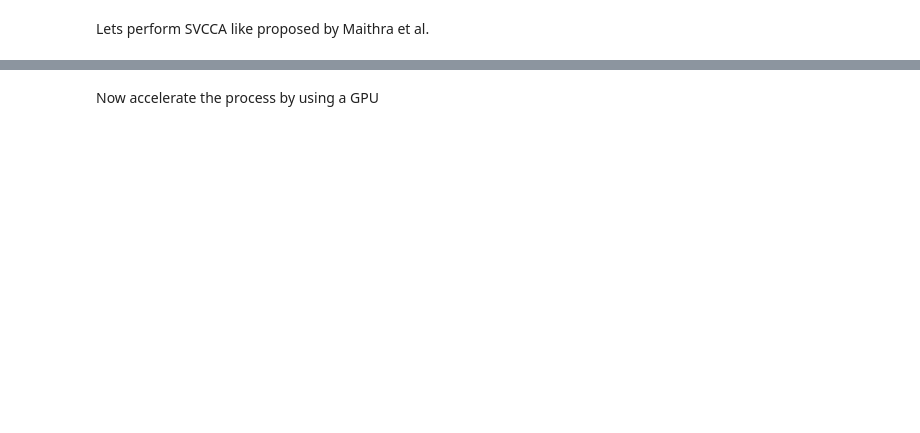
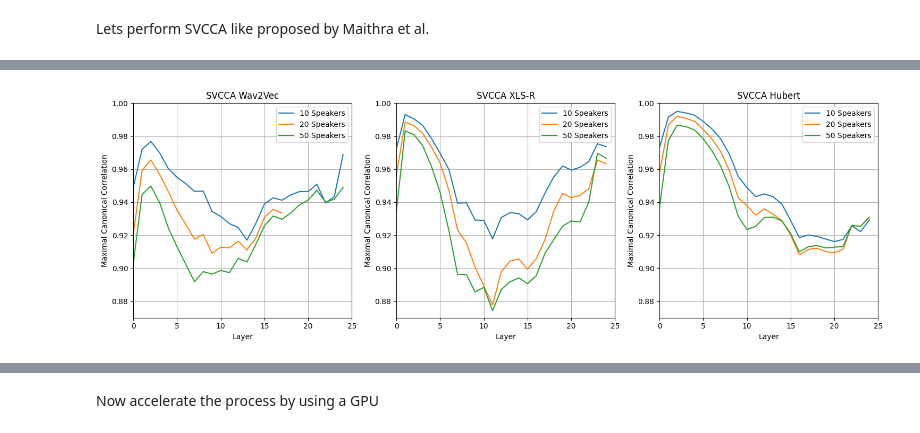
Before and after one commit to slinusc/speaker_identification_evaluation, a Jupyter notebook: canonical_correlation_analysis.ipynb, the cells around one changed output, grey strips where cells are left out. Saved outputs shown, nothing was run; the diff lists cells and outputs as text; code cells hidden in the pictures; blank space fills up the shorter version.

```diff
--- a/canonical_correlation_analysis.ipynb
+++ b/canonical_correlation_analysis.ipynb
@@ -212,3 +208,39 @@ plt.show()
+# %%
+# make me three subplots horizontally stacked
+
+fig, axs = plt.subplots(1, 3, figsize=(15, 5))
+
+axs[0].plot(svcca_results_10_w2v)
+axs[0].plot(svcca_results_20_w2v)
+axs[0].plot(svcca_results_50_w2v)
+
+axs[1].plot(svcca_results_10)
+axs[1].plot(svcca_results_20)
+axs[1].plot(svcca_results_50)
+
+axs[2].plot(svcca_results_10_hb)
+axs[2].plot(svcca_results_20_hb)
+axs[2].plot(svcca_results_50_hb)
+
+axs[0].set_title('SVCCA Wav2Vec')
+axs[1].set_title('SVCCA XLS-R')
+axs[2].set_title('SVCCA Hubert')
+
+for ax in axs:
+    ax.set_xlabel('Layer')
+    ax.set_ylabel('Maximal Canonical Correlation')
+    ax.set_xlim(0, 25)
+    ax.set_ylim(0.87, 1)
+    ax.grid()
+
+axs[0].legend(['10 Speakers', '20 Speakers', '50 Speakers'], loc='upper right')
+axs[1].legend(['10 Speakers', '20 Speakers', '50 Speakers'], loc='upper right')
+axs[2].legend(['10 Speakers', '20 Speakers', '50 Speakers'], loc='upper right')
+
+plt.tight_layout()
+plt.show()
+# %% [output]
+[figure, added]
 # %%
 from matplotlib import pyplot as plt
 import pandas as pd
```
Also changed, not shown: parts of 4 cells of this notebook.
